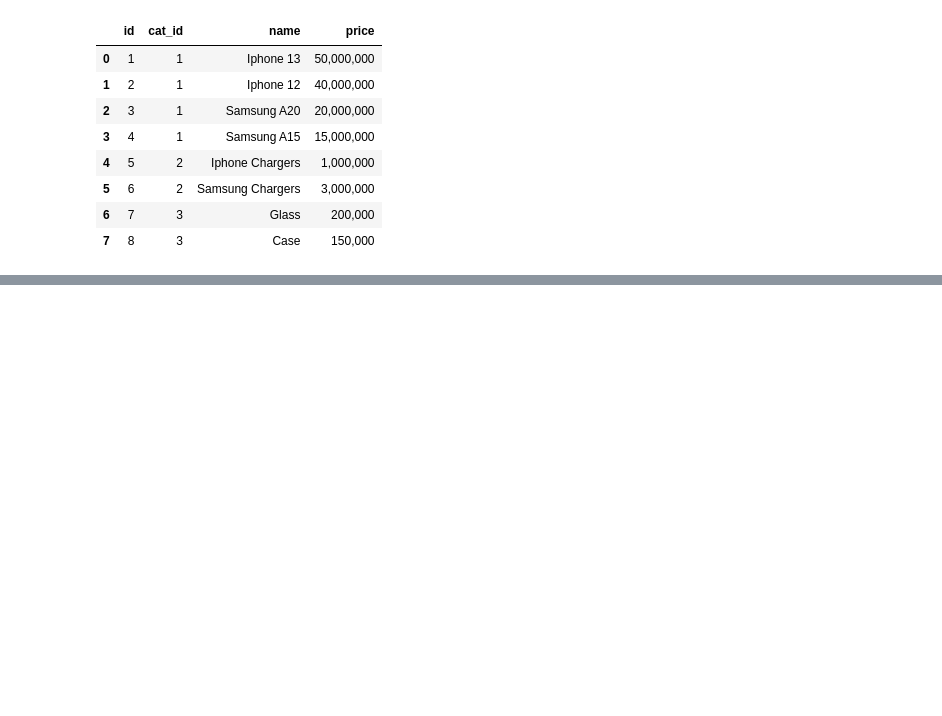
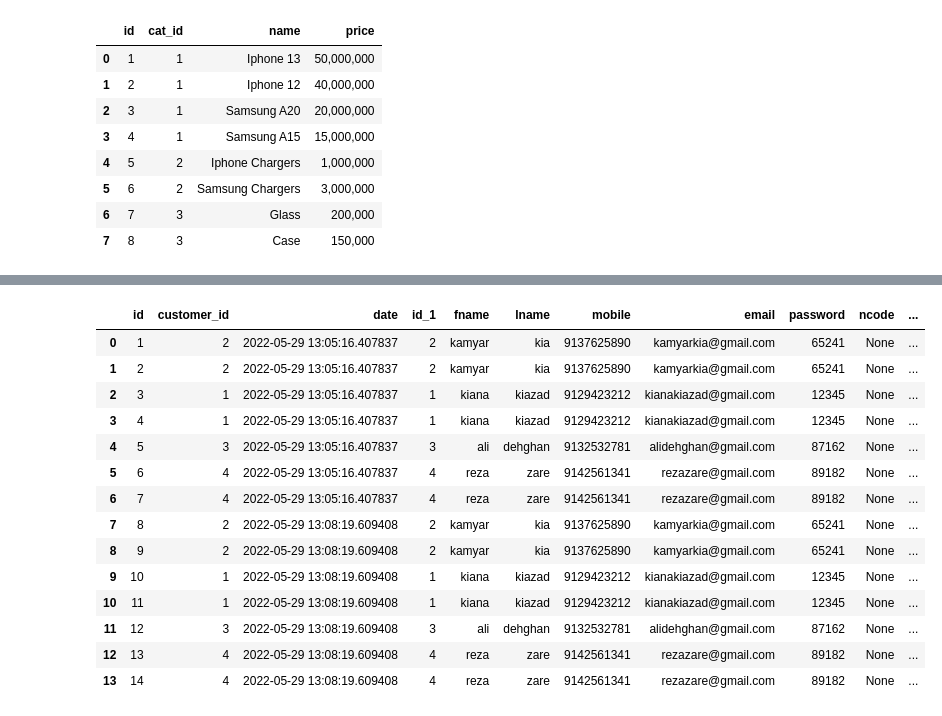
Before and after one commit to hamedf62/mobile-crm, a Jupyter notebook: Data.ipynb, the cells around one changed output, grey strips where cells are left out. Drawn from its saved outputs; the diff is of its cells as text; code cells hidden in the pictures; blank space fills up the shorter version.

```diff
--- a/Data.ipynb
+++ b/Data.ipynb
@@ -104,0 +134,19 @@ dbsession.commit()
+# %%
+q = dbsession.query(Invoices, Customers).join(Invoices.customer)
+pd.read_sql(q.statement, dbsession.connection())
+# %% [output]
+|  | id | customer_id | date | id_1 | fname | lname | mobile | email | password | ncode | ... |
+| 0 | 1 | 2 | 2022-05-29 13:05:16.407837 | 2 | kamyar | kia | 9137625890 | kamyarkia@gmail.com | 65241 | None | ... |
+| 1 | 2 | 2 | 2022-05-29 13:05:16.407837 | 2 | kamyar | kia | 9137625890 | kamyarkia@gmail.com | 65241 | None | ... |
+| 2 | 3 | 1 | 2022-05-29 13:05:16.407837 | 1 | kiana | kiazad | 9129423212 | kianakiazad@gmail.com | 12345 | None | ... |
+| 3 | 4 | 1 | 2022-05-29 13:05:16.407837 | 1 | kiana | kiazad | 9129423212 | kianakiazad@gmail.com | 12345 | None | ... |
+| 4 | 5 | 3 | 2022-05-29 13:05:16.407837 | 3 | ali | dehghan | 9132532781 | alidehghan@gmail.com | 87162 | None | ... |
+| 5 | 6 | 4 | 2022-05-29 13:05:16.407837 | 4 | reza | zare | 9142561341 | rezazare@gmail.com | 89182 | None | ... |
+| 6 | 7 | 4 | 2022-05-29 13:05:16.407837 | 4 | reza | zare | 9142561341 | rezazare@gmail.com | 89182 | None | ... |
+| 7 | 8 | 2 | 2022-05-29 13:08:19.609408 | 2 | kamyar | kia | 9137625890 | kamyarkia@gmail.com | 65241 | None | ... |
+| 8 | 9 | 2 | 2022-05-29 13:08:19.609408 | 2 | kamyar | kia | 9137625890 | kamyarkia@gmail.com | 65241 | None | ... |
+| 9 | 10 | 1 | 2022-05-29 13:08:19.609408 | 1 | kiana | kiazad | 9129423212 | kianakiazad@gmail.com | 12345 | None | ... |
+| 10 | 11 | 1 | 2022-05-29 13:08:19.609408 | 1 | kiana | kiazad | 9129423212 | kianakiazad@gmail.com | 12345 | None | ... |
+| 11 | 12 | 3 | 2022-05-29 13:08:19.609408 | 3 | ali | dehghan | 9132532781 | alidehghan@gmail.com | 87162 | None | ... |
+| 12 | 13 | 4 | 2022-05-29 13:08:19.609408 | 4 | reza | zare | 9142561341 | rezazare@gmail.com | 89182 | None | ... |
+| 13 | 14 | 4 | 2022-05-29 13:08:19.609408 | 4 | reza | zare | 9142561341 | rezazare@gmail.com | 89182 | None | ... |
```
Also changed, not shown: parts of 23 cells of this notebook, 8 other files.
